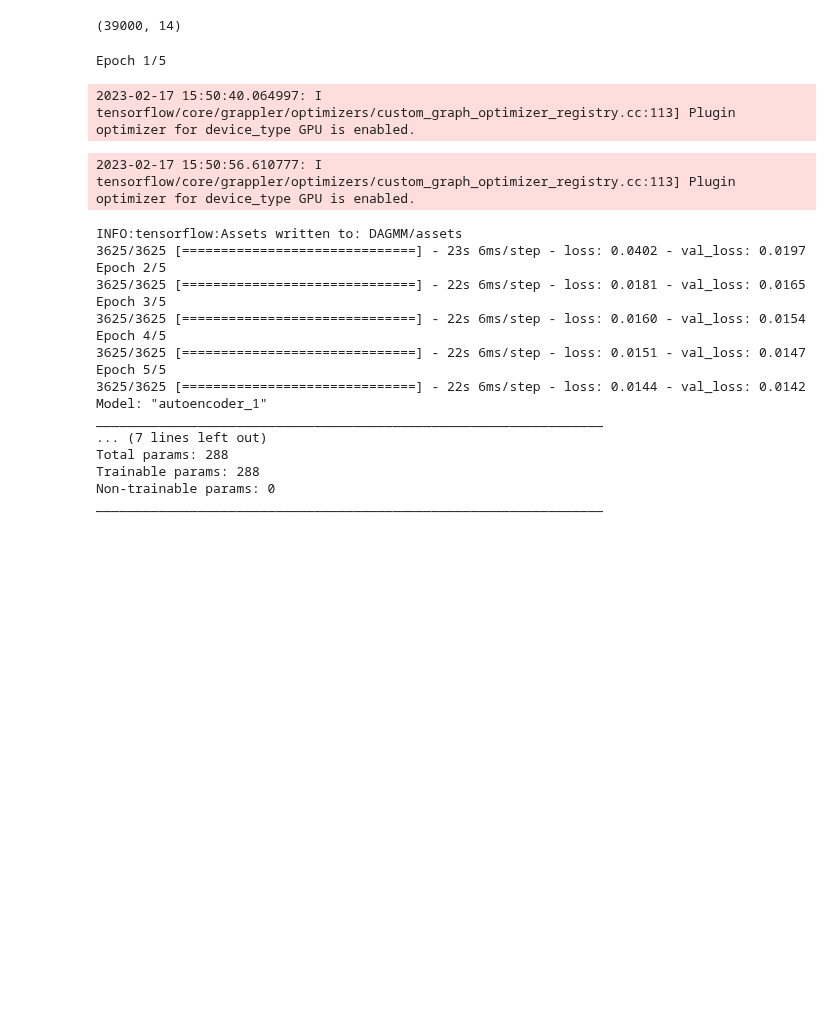
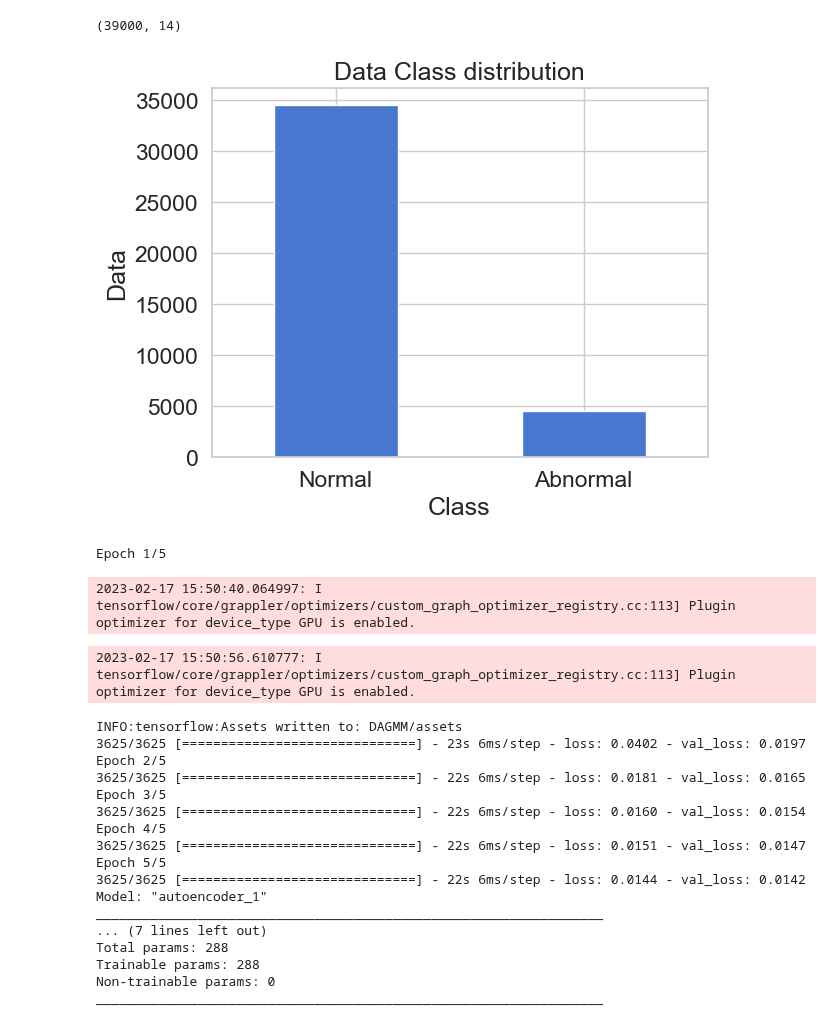
Before and after one commit to 98uranus/Autoencoder, a Jupyter notebook: DAGMM.ipynb, the cells around one changed output. Saved outputs shown, nothing was run; the diff lists cells and outputs as text; code cells hidden in the pictures; blank space fills up the shorter version.

```diff
--- a/DAGMM.ipynb
+++ b/DAGMM.ipynb
@@ -16,31 +16,42 @@ import seaborn as sns
 # %%
 # Generate some sample data for the autoencoder
 # x_train = np.random.rand(1000, 12)
 # x_test = np.random.rand(100, 12)
 
 sns.set(style='whitegrid', palette='muted', font_scale=1.5)
 
 RANDOM_SEED = 42
 
 df = pd.read_csv("Autoencoder1.csv")
 print(df.shape)
+
+LABELS = ["Normal", "Abnormal"]
+
+count_classes =pd.value_counts(df['Class'], sort = True)
+count_classes.plot(kind = 'bar', rot=0)
+plt.title("Data Class distribution")
+plt.xticks(range(2), LABELS)
+plt.xlabel("Class")
+plt.ylabel("Data")
+plt.show();
 
 from sklearn.preprocessing import StandardScaler, MinMaxScaler
 from cmath import pi
 
 data = df.drop(['Time'], axis=1)
 y_true = df['Class']
 
 r2d = 180/pi
 
 data['P'] = r2d * data['P']
 data['Q'] = r2d * data['Q']
 data['R'] = r2d * data['R']
 data['Phi'] = r2d * data['Phi']
 data['Theta'] = r2d * data['Theta']
 data['Psi'] = r2d * data['Psi']
 # %% [output]
 (39000, 14)
+[figure, added]
 # %%
 X_train, X_test = train_test_split(data, test_size=0.3, random_state=RANDOM_SEED)
 X_train = X_train[X_train.Class == 0]
```
Also changed, not shown: parts of 1 cell of this notebook.
